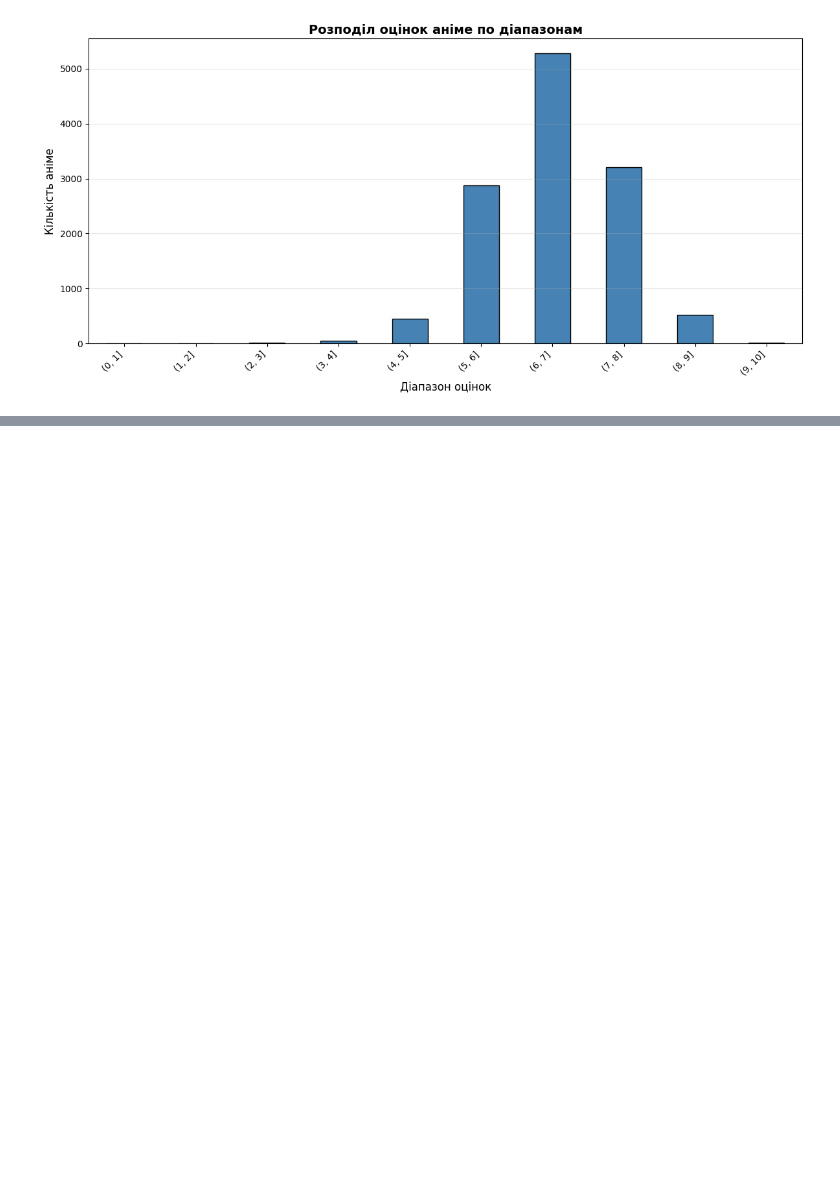
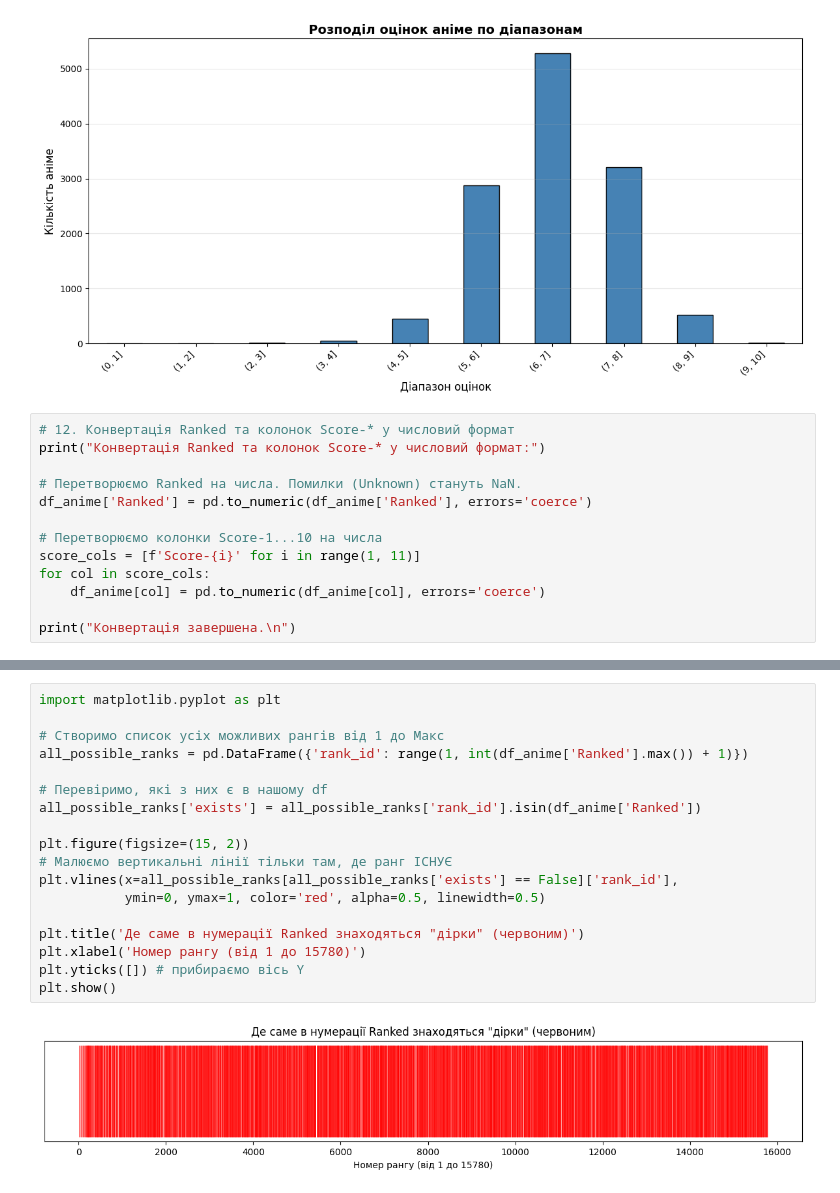
Before and after one commit to AntonBubnov/anime-rec-sys-evaluation, a Jupyter notebook: notebooks/01_preprocessing.ipynb, the cells around one changed output, grey strips where cells are left out. Drawn from its saved outputs; the diff is of its cells as text; blank space fills up the shorter version.

```diff
--- a/notebooks/01_preprocessing.ipynb
+++ b/notebooks/01_preprocessing.ipynb
@@ -401,3 +401,16 @@ Unknown/NaN: 5141 записів (29.27%)
   (8, 9]: 524 записів (4.22% від валідних, 2.98% від всіх)
   (9, 10]: 9 записів (0.07% від валідних, 0.05% від всіх)
 [figure]
+# %%
+# 12. Конвертація Ranked та колонок Score-* у числовий формат
+print("Конвертація Ranked та колонок Score-* у числовий формат:")
+
+# Перетворюємо Ranked на числа. Помилки (Unknown) стануть NaN.
+df_anime['Ranked'] = pd.to_numeric(df_anime['Ranked'], errors='coerce')
+
+# Перетворюємо колонки Score-1...10 на числа
+score_cols = [f'Score-{i}' for i in range(1, 11)]
+for col in score_cols:
+    df_anime[col] = pd.to_numeric(df_anime[col], errors='coerce')
+
+print("Конвертація завершена.\n")
@@ -403,0 +639,20 @@ Unknown/NaN: 5141 записів (29.27%)
+# %%
+import matplotlib.pyplot as plt
+
+# Створимо список усіх можливих рангів від 1 до Макс
+all_possible_ranks = pd.DataFrame({'rank_id': range(1, int(df_anime['Ranked'].max()) + 1)})
+
+# Перевіримо, які з них є в нашому df
+all_possible_ranks['exists'] = all_possible_ranks['rank_id'].isin(df_anime['Ranked'])
+
+plt.figure(figsize=(15, 2))
+# Малюємо вертикальні лінії тільки там, де ранг ІСНУЄ
+plt.vlines(x=all_possible_ranks[all_possible_ranks['exists'] == False]['rank_id'],
+           ymin=0, ymax=1, color='red', alpha=0.5, linewidth=0.5)
+
+plt.title('Де саме в нумерації Ranked знаходяться "дірки" (червоним)')
+plt.xlabel('Номер рангу (від 1 до 15780)')
+plt.yticks([]) # прибираємо вісь Y
+plt.show()
+# %% [output]
+[figure, added]
```
Also changed, not shown: parts of 27 cells of this notebook.
